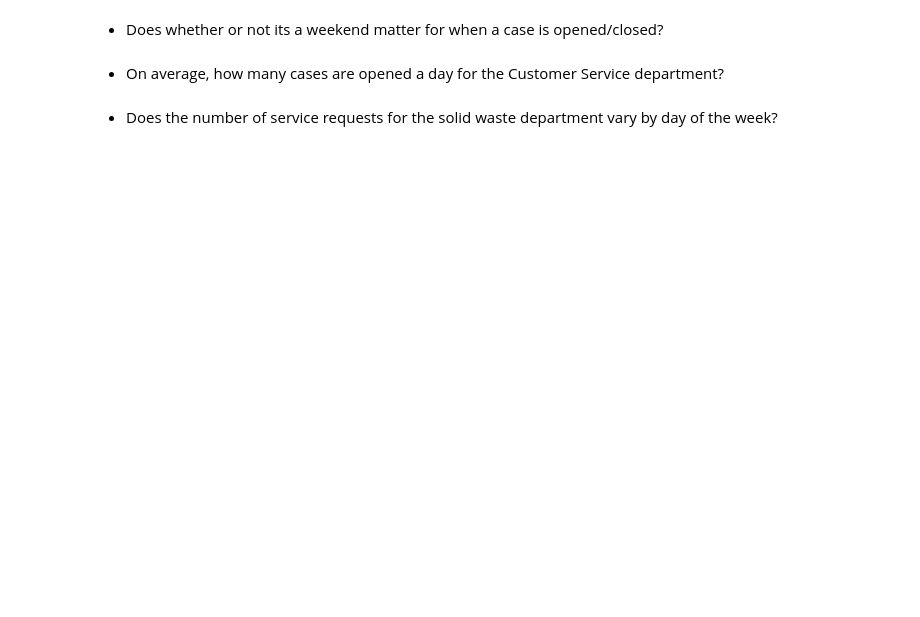
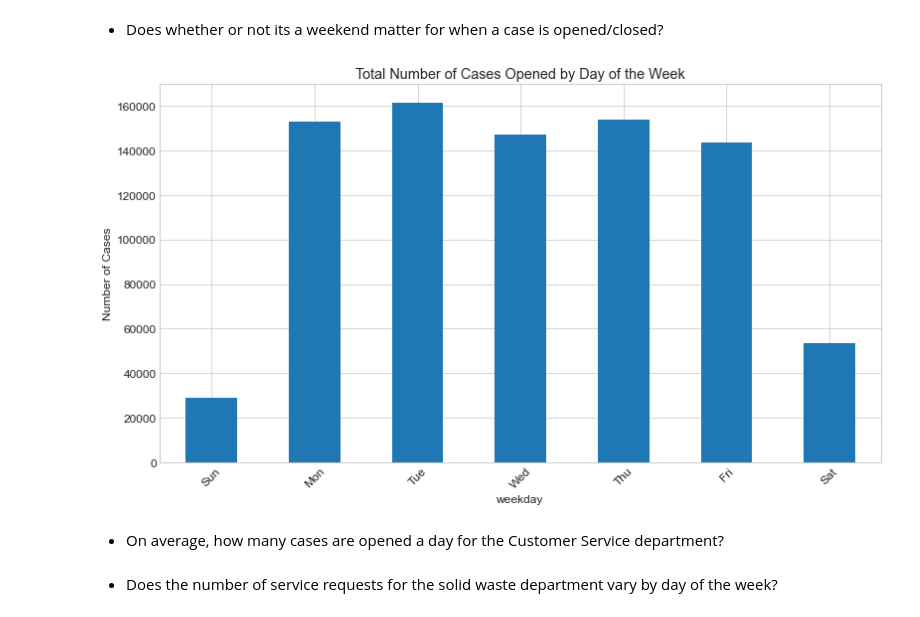
Before and after one commit to david-rodriguez-siller/spark-exercises, a Jupyter notebook: explore_exercises.ipynb, the cells around one changed output. Cells and saved outputs as stored; diff of their text form; code cells hidden in the pictures; blank space fills up the shorter version.

```diff
--- a/explore_exercises.ipynb
+++ b/explore_exercises.ipynb
@@ -306,5 +304,24 @@ for department in departments:
 # %% [markdown]
 - Does whether or not its a weekend matter for when a case is opened/closed?
+# %%
+weekdays = ['Sun', 'Mon', 'Tue', 'Wed', 'Thu', 'Fri', 'Sat']
+# %%
+(df.withColumn('weekday', date_format('case_opened_date', 'E'))
+ .groupBy('weekday')
+ .count()
+ .na.drop()
+ .toPandas()
+ .assign(weekday = lambda df: pd.Categorical(df.weekday, categories = weekdays, ordered = True))
+ .set_index('weekday')['count']
+ .sort_index()
+ .plot.bar()
+)
+
+plt.xticks(rotation = 45)
+plt.title('Total Number of Cases Opened by Day of the Week')
+plt.ylabel('Number of Cases');
+# %% [output]
+[figure, added]
 # %% [markdown]
 - On average, how many cases are opened a day for the Customer Service department?
 # %% [markdown]
```
Also changed, not shown: parts of 1 cell of this notebook.
